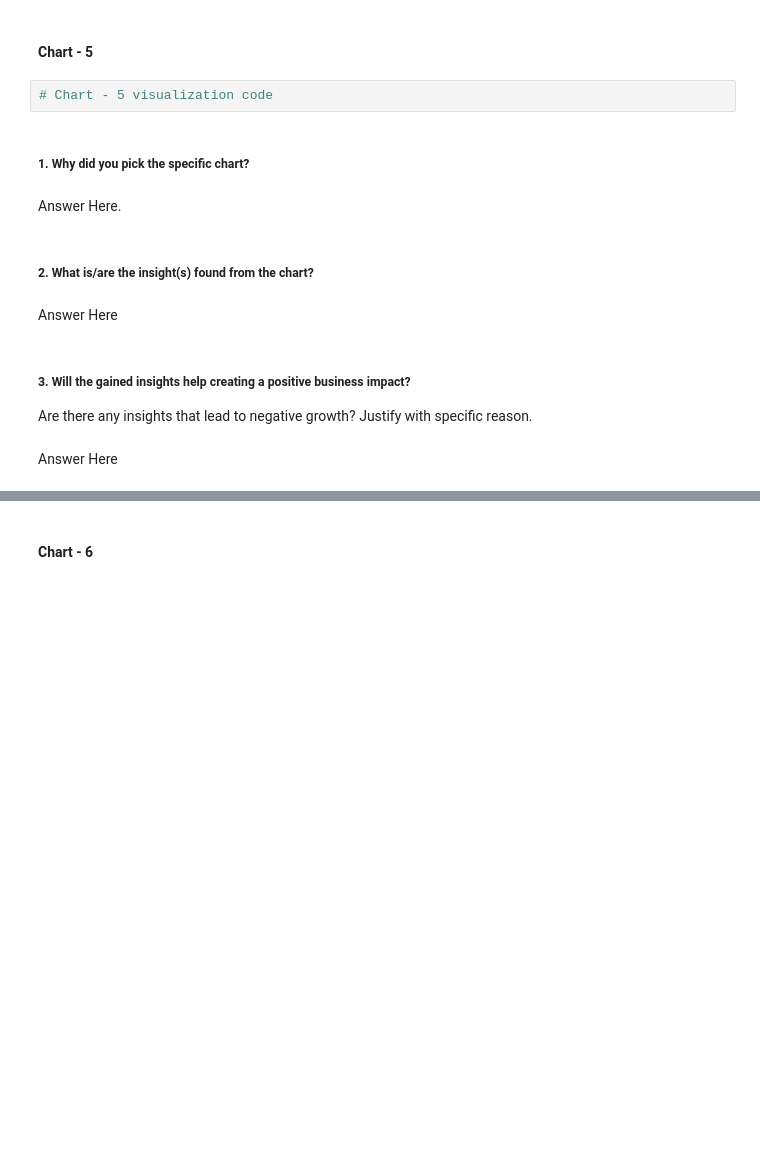
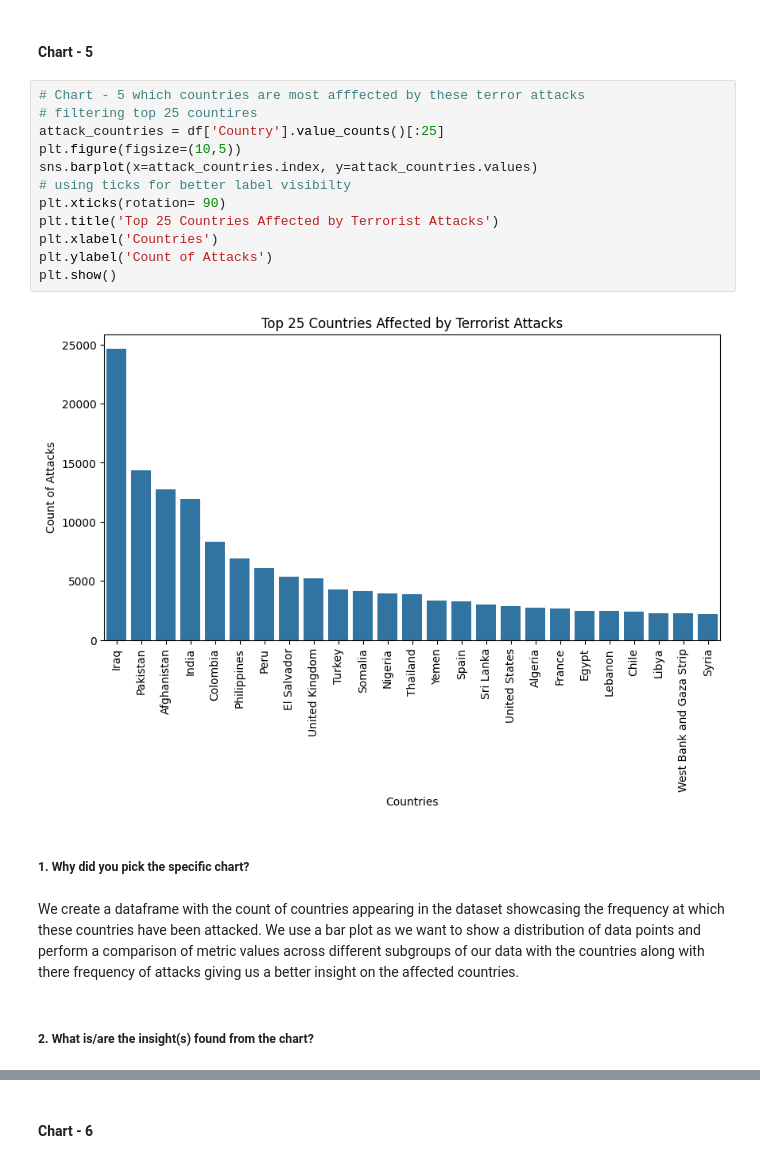
Before and after one commit to ARX662/Capstone_Projects_AlmaBetter, a Jupyter notebook: EDA_Global_Terrorism_Database_Anurag_Rath.ipynb, the cells around one changed output, grey strips where cells are left out. Saved outputs shown, nothing was run; the diff lists cells and outputs as text; blank space fills up the shorter version.

Commit message:
charts added further visualisation done

```diff
--- a/EDA_Global_Terrorism_Database_Anurag_Rath.ipynb
+++ b/EDA_Global_Terrorism_Database_Anurag_Rath.ipynb
@@ -455,18 +455,23 @@ Word clouds are visually appealing and engage users.
 They lack context and do not provide detailed information.**
 # %% [markdown]
 #### Chart - 5
-# %%
-# Chart - 5 visualization code
+# %%
+# Chart - 5 which countries are most afffected by these terror attacks
+# filtering top 25 countires
+attack_countries = df['Country'].value_counts()[:25]
+plt.figure(figsize=(10,5))
+sns.barplot(x=attack_countries.index, y=attack_countries.values)
+# using ticks for better label visibilty
+plt.xticks(rotation= 90)
+plt.title('Top 25 Countries Affected by Terrorist Attacks')
+plt.xlabel('Countries')
+plt.ylabel('Count of Attacks')
+plt.show()
+# %% [output]
+[figure, added]
 # %% [markdown]
 ##### 1. Why did you pick the specific chart?
-# %% [markdown]
-Answer Here.
+# %% [markdown]
+We create a dataframe with the count of countries appearing in the dataset showcasing the frequency at which these countries have been attacked. We use a bar plot as we want to show a distribution of data points and perform a comparison of metric values across different subgroups of our data with the countries along with there frequency of attacks giving us a better insight on the affected countries.
 # %% [markdown]
 ##### 2. What is/are the insight(s) found from the chart?
-# %% [markdown]
-Answer Here
-# %% [markdown]
-##### 3. Will the gained insights help creating a positive business impact?
-Are there any insights that lead to negative growth? Justify with specific reason.
-# %% [markdown]
-Answer Here
```
Also changed, not shown: parts of 30 cells of this notebook.
